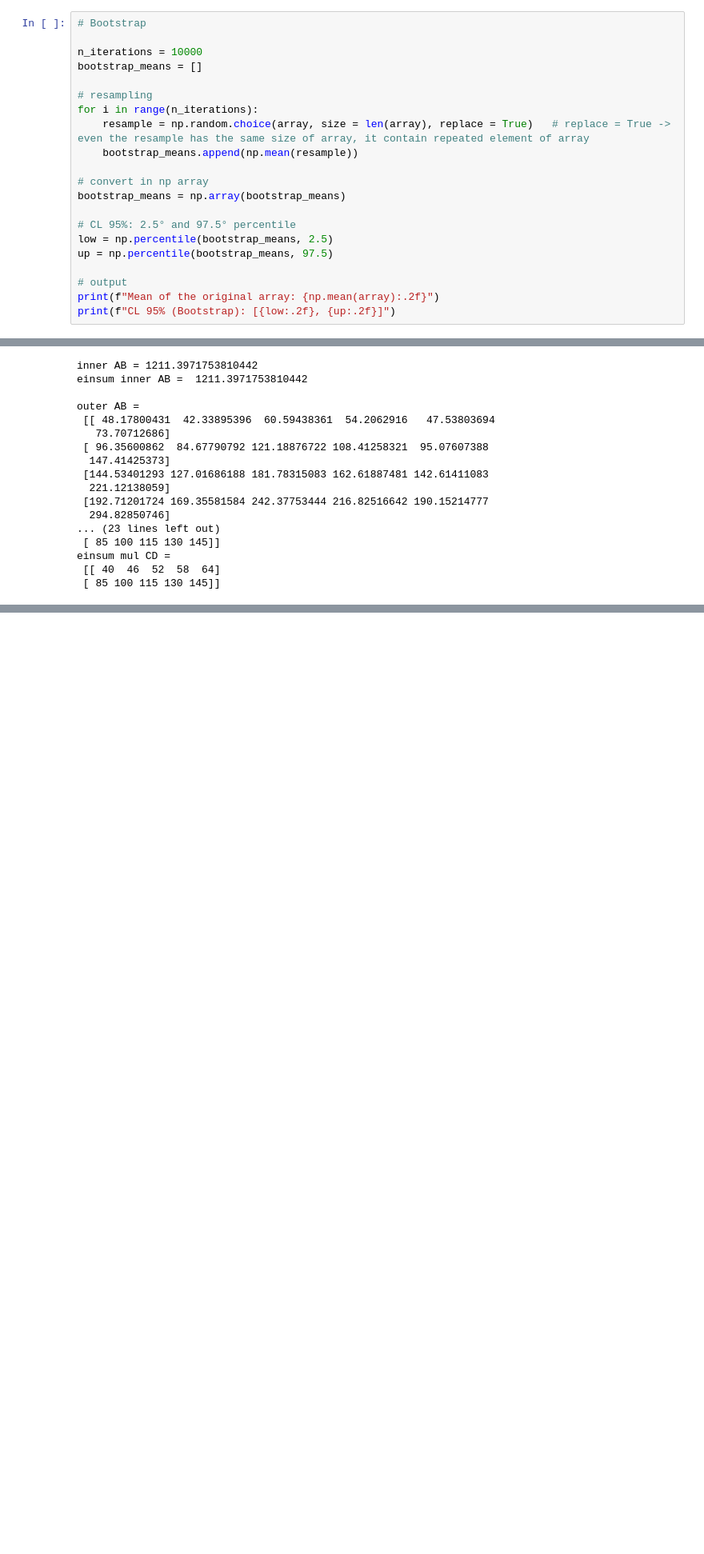
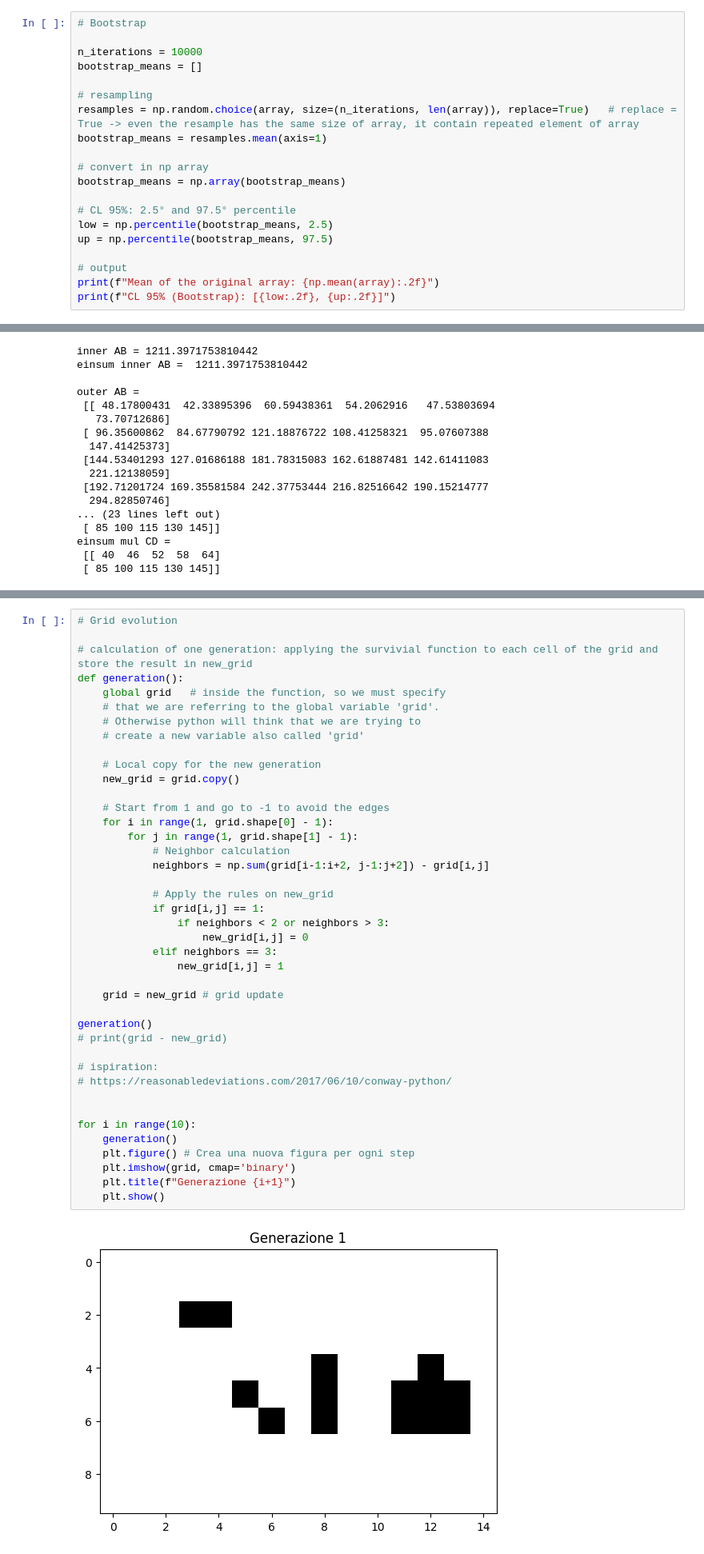
Before and after one commit to MicheleFulghieri/scientificcomputing_bicocca_2025, a Jupyter notebook: lectures/L02_numpy.ipynb, the cells around one changed output, grey strips where cells are left out. Shown at 80% size. Saved outputs shown, nothing was run; the diff lists cells and outputs as text; blank space fills up the shorter version.

```diff
--- a/lectures/L02_numpy.ipynb
+++ b/lectures/L02_numpy.ipynb
@@ -950,9 +1090,8 @@ n_iterations = 10000
 bootstrap_means = []
 
 # resampling
-for i in range(n_iterations):
-    resample = np.random.choice(array, size = len(array), replace = True)   # replace = True -> even the resample has the same size of array, it contain repeated element of array
-    bootstrap_means.append(np.mean(resample))
+resamples = np.random.choice(array, size=(n_iterations, len(array)), replace=True)   # replace = True -> even the resample has the same size of array, it contain repeated element of array
+bootstrap_means = resamples.mean(axis=1)
 
 # convert in np array
 bootstrap_means = np.array(bootstrap_means)
@@ -1143,0 +1239,43 @@ generation()
+# %%
+# Grid evolution
+
+# calculation of one generation: applying the survivial function to each cell of the grid and store the result in new_grid
+def generation():
+    global grid   # inside the function, so we must specify
+    # that we are referring to the global variable 'grid'.
+    # Otherwise python will think that we are trying to
+    # create a new variable also called 'grid'
+
+    # Local copy for the new generation
+    new_grid = grid.copy()
+
+    # Start from 1 and go to -1 to avoid the edges
+    for i in range(1, grid.shape[0] - 1):
+        for j in range(1, grid.shape[1] - 1):
+            # Neighbor calculation
+            neighbors = np.sum(grid[i-1:i+2, j-1:j+2]) - grid[i,j]
+
+            # Apply the rules on new_grid
+            if grid[i,j] == 1:
+                if neighbors < 2 or neighbors > 3:
+                    new_grid[i,j] = 0
+            elif neighbors == 3:
+                new_grid[i,j] = 1
+
+    grid = new_grid # grid update
+
+generation()
+# print(grid - new_grid)
+
+# ispiration:
+# https://reasonabledeviations.com/2017/06/10/conway-python/
+
+
+for i in range(10):
+    generation()
+    plt.figure() # Crea una nuova figura per ogni step
+    plt.imshow(grid, cmap='binary')
+    plt.title(f"Generazione {i+1}")
+    plt.show()
+# %% [output]
+[figure, added]
```
Also changed, not shown: parts of 46 cells of this notebook, 1 other file.
